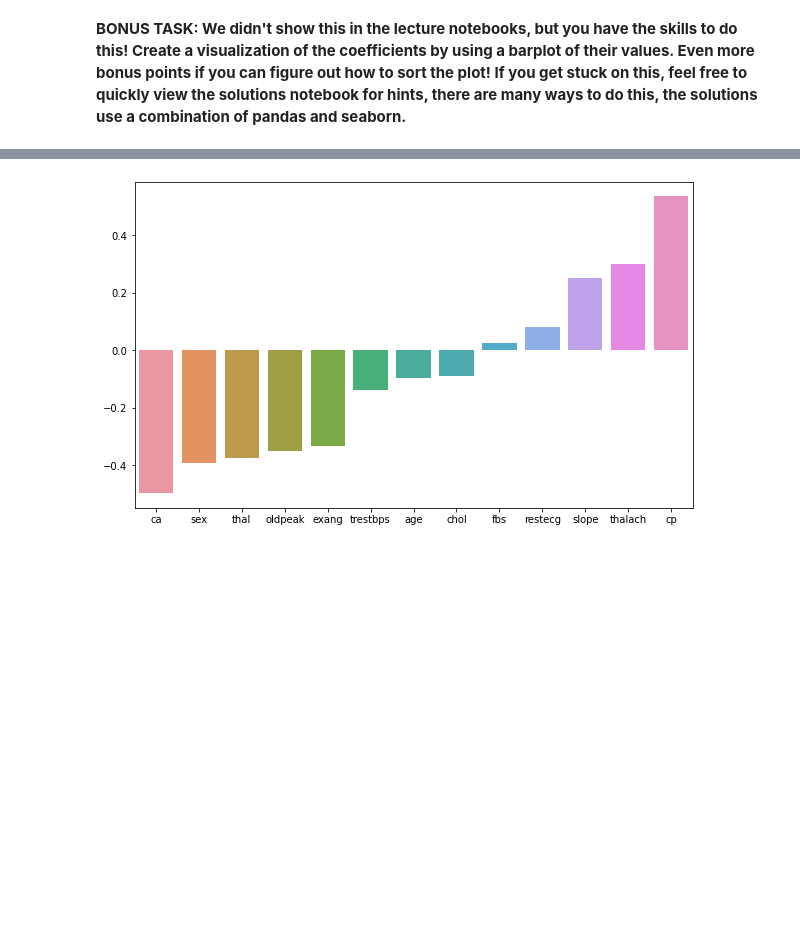
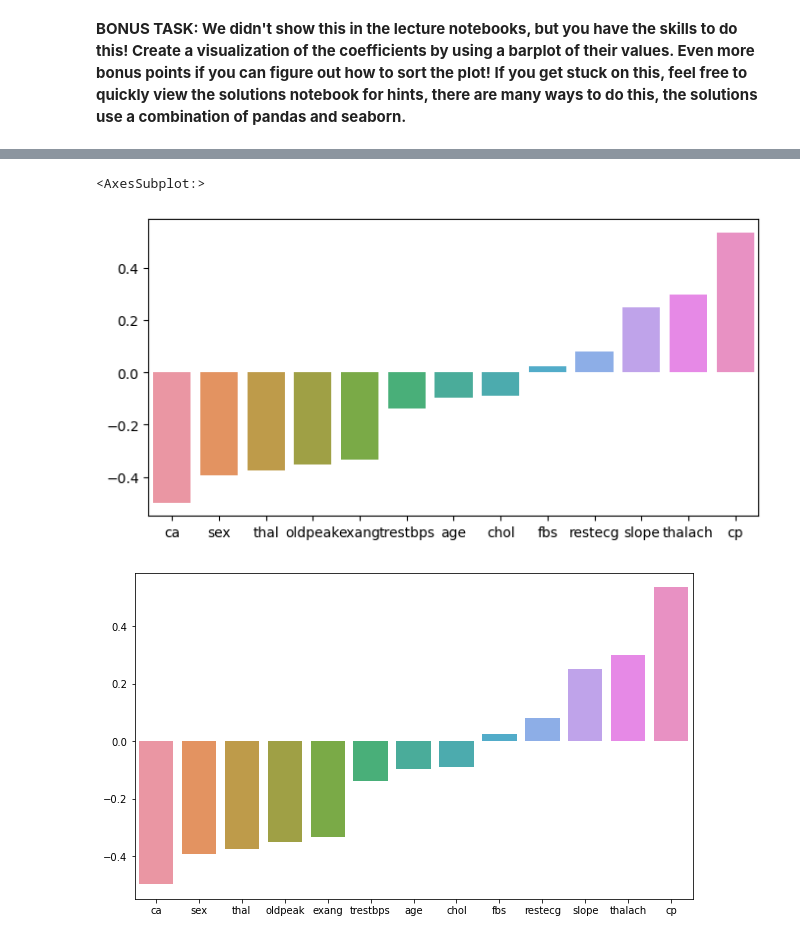
Before and after one commit to kinwong/Udemy-Machine-Learning-Data-Science-Masterclass, a Jupyter notebook: projects/11-Logistic-Regression-Models/02-Logistic-Regression-Project-Exercise .ipynb, the cells around one changed output, grey strips where cells are left out. Cells and saved outputs as stored; diff of their text form; code cells hidden in the pictures; blank space fills up the shorter version.

```diff
--- a/projects/11-Logistic-Regression-Models/02-Logistic-Regression-Project-Exercise .ipynb
+++ b/projects/11-Logistic-Regression-Models/02-Logistic-Regression-Project-Exercise .ipynb
@@ -257,0 +252,3 @@ sns.barplot(y=log_model.coef_[0], x=X.columns, ax=ax)
+# %%
+coefs = pd.Series(index= X.columns, data = log_model.coef_[0])
+coefs
@@ -258,3 +270,10 @@ sns.barplot(y=log_model.coef_[0], x=X.columns, ax=ax)
+# %%
+coefs = coefs.sort_values()
+plt.figure(figsize=(8,4), dpi=100)
+sns.barplot(x=coefs.index, y=coefs.values)
+# %% [output]
+<AxesSubplot:>
+[figure, added]
 # %%
 # %% [output]
 [figure]
```
Also changed, not shown: parts of 6 cells of this notebook.
